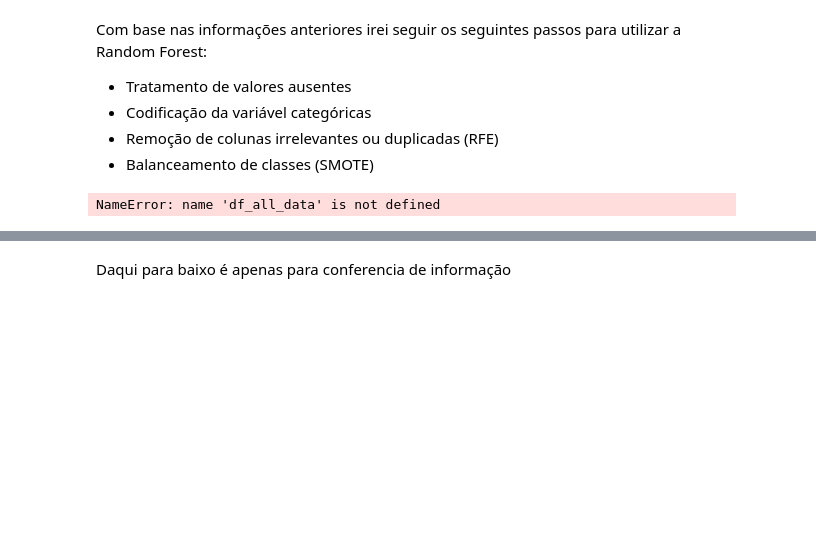
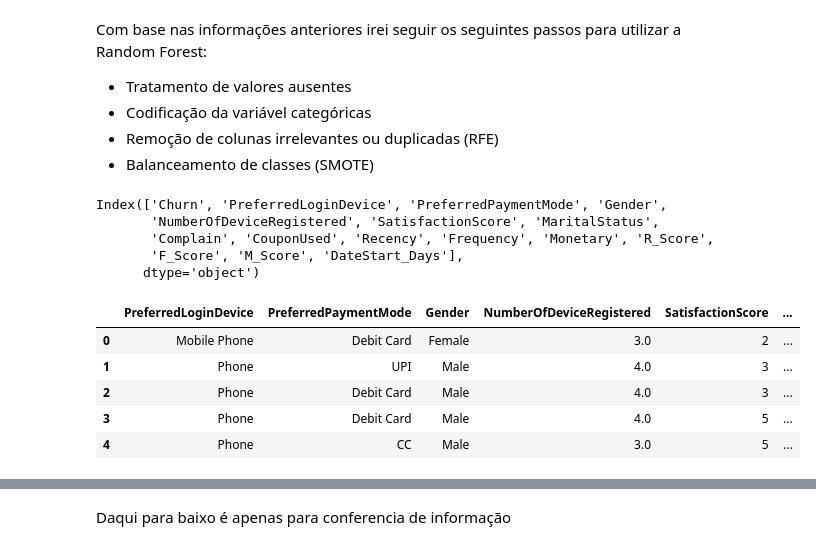
Before and after one commit to hribes/projeto_inlytics, a Jupyter notebook: Notebooks/Churn.ipynb, the cells around one changed output, grey strips where cells are left out. Drawn from its saved outputs; the diff is of its cells as text; code cells hidden in the pictures; blank space fills up the shorter version.

```diff
--- a/Notebooks/Churn.ipynb
+++ b/Notebooks/Churn.ipynb
@@ -72,15 +103,33 @@ Com base nas informações anteriores irei seguir os seguintes passos para utili
 - Balanceamento de classes (SMOTE)
 # %%
 df = df_all_data.copy()
-df.drop(columns=['CustomerID', 'NomeCustomer'], inplace=True)
 
-categorical_features = ['PreferredLoginDevice', 'PreferredPaymentMode', 'Gender', 'MaritalStatus', 'Segment']
+df.drop(columns=['CustomerID', 'NomeCustomer', 'DateStartBase'], inplace=True)
+
+categorical_features = ['PreferredLoginDevice', 'PreferredPaymentMode', 'Gender', 'MaritalStatus']
 numeric_features = [col for col in df.columns if col not in categorical_features + ['Churn']]
 
+from sklearn.model_selection import train_test_split
 
-#FAZER A SEPARAÇÃO COM SPLIT (LEMBRAR DO STRATIFY)
+x = df.drop(columns=['Churn'])
+y = df['Churn']
-# %% [output]
-NameError: name 'df_all_data' is not defined
+# %%
+df.columns
+# %% [output]
+Index(['Churn', 'PreferredLoginDevice', 'PreferredPaymentMode', 'Gender',
+       'NumberOfDeviceRegistered', 'SatisfactionScore', 'MaritalStatus',
+       'Complain', 'CouponUsed', 'Recency', 'Frequency', 'Monetary', 'R_Score',
+       'F_Score', 'M_Score', 'DateStart_Days'],
+      dtype='object')
+# %%
+x.head()
+# %% [output]
+|  | PreferredLoginDevice | PreferredPaymentMode | Gender | NumberOfDeviceRegistered | SatisfactionScore | ... |
+| 0 | Mobile Phone | Debit Card | Female | 3.0 | 2 | ... |
+| 1 | Phone | UPI | Male | 4.0 | 3 | ... |
+| 2 | Phone | Debit Card | Male | 4.0 | 3 | ... |
+| 3 | Phone | Debit Card | Male | 4.0 | 5 | ... |
+| 4 | Phone | CC | Male | 3.0 | 5 | ... |
 # %%
 from sklearn.pipeline import Pipeline
 from sklearn.compose import ColumnTransformer
```
Also changed, not shown: parts of 16 cells of this notebook, 4 other files.
